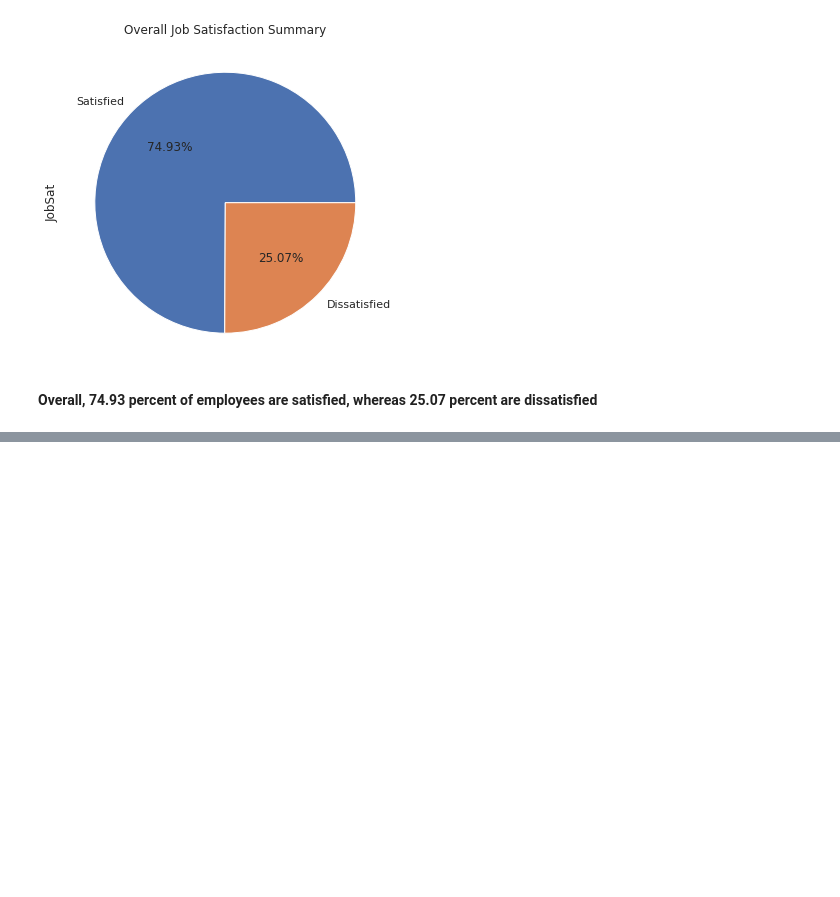
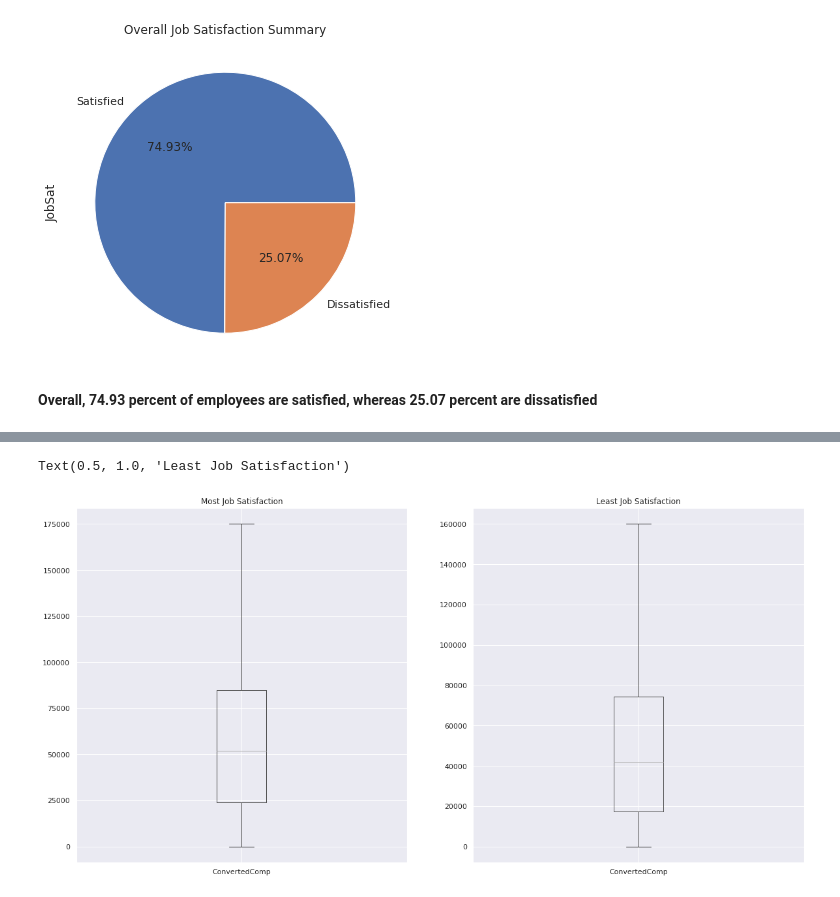
Before and after one commit to snandasena/stackoverflow-job-sat-stat-analyisis, a Jupyter notebook: Stackoverflow_Job_Satisfaction_Statistical_Analysis.ipynb, the cells around one changed output, grey strips where cells are left out. Drawn from its saved outputs; the diff is of its cells as text; code cells hidden in the pictures; blank space fills up the shorter version.

```diff
--- a/Stackoverflow_Job_Satisfaction_Statistical_Analysis.ipynb
+++ b/Stackoverflow_Job_Satisfaction_Statistical_Analysis.ipynb
@@ -270,0 +336,15 @@ gender_contact_df.plot(kind='bar' )
+# %%
+# matplotlib subplots configurations
+fig, axs = plt.subplots(1,2, figsize=(20,10))
+# ignore the outliers and draw a boxplot for job_sat_respondents_df
+job_sat_respondents_df[job_sat_respondents_df['ConvertedComp'] <= 175000].boxplot(column=['ConvertedComp'],
+                                                                                  ax=axs.flatten()[0])
+axs[0].set_title('Most Job Satisfaction')
+
+# ignore the outlies and draw a boxplot for dis_sat_job_respondents_df
+dis_sat_job_respondents_df[dis_sat_job_respondents_df['ConvertedComp'] <= 160000].boxplot(column=['ConvertedComp'],
+                                                                                          ax=axs.flatten()[1])
+axs[1].set_title('Least Job Satisfaction')
+# %% [output]
+Text(0.5, 1.0, 'Least Job Satisfaction')
+[figure, added]
```
Also changed, not shown: parts of 64 cells of this notebook.
